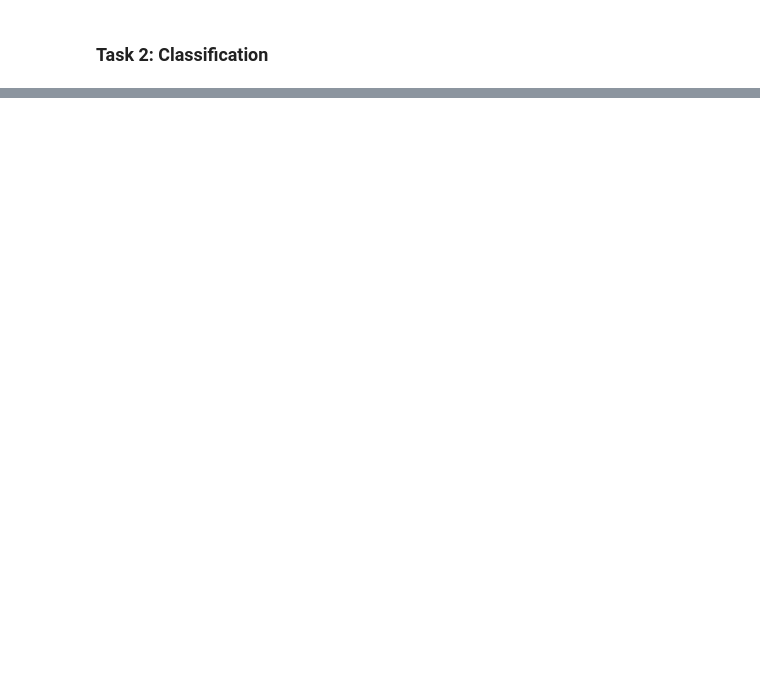
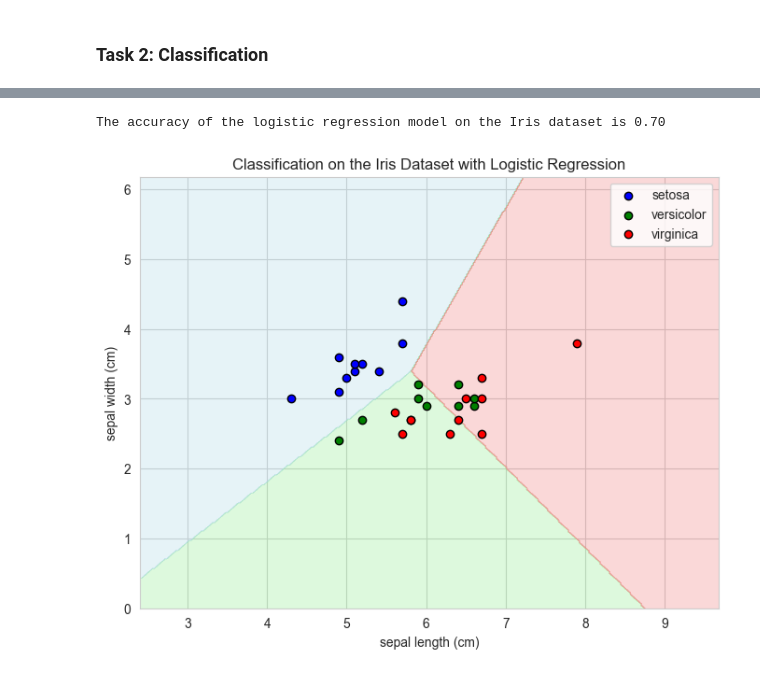
Before and after one commit to sdvelev/Introduction-To-Data-Science-And-AI, a Jupyter notebook: 02-regression-and-classification/assignment-2-Stefan-Velev.ipynb, the cells around one changed output, grey strips where cells are left out. Drawn from its saved outputs; the diff is of its cells as text; code cells hidden in the pictures; blank space fills up the shorter version.

```diff
--- a/02-regression-and-classification/assignment-2-Stefan-Velev.ipynb
+++ b/02-regression-and-classification/assignment-2-Stefan-Velev.ipynb
@@ -171,0 +181,7 @@ plt.show()
+# %%
+# Load Iris data set
+iris = load_iris()
+x_iris = iris.data[:, :2]
+y_iris = iris.target
+print('Feature names:', iris.feature_names)
+print('Target names:', iris.target_names)
@@ -171,0 +191,8 @@ plt.show()
+# %%
+# Split the dataset into training and testing sets
+X_train, X_test, y_train, y_test = train_test_split(x_iris, y_iris, test_size=0.2)
+# %%
+# Construct a logistic regression model
+model_iris_logistic = LogisticRegression(max_iter=200)
+model_iris_logistic.fit(X_train, y_train)
+y_pred = model_iris_logistic.predict(X_test)
@@ -171,0 +209,33 @@ plt.show()
+# %%
+# Find the accuracy (the number of correct predictions divided by the total number of predictions) of the logistic regression model
+accuracy_logistic_regression = accuracy_score(y_test, y_pred)
+print(f'The accuracy of the logistic regression model on the Iris dataset is {accuracy_logistic_regression:.2f}')
+# %% [output]
+The accuracy of the logistic regression model on the Iris dataset is 0.70
+# %%
+h = 0.02
+x_min, x_max = X_train[:, 0].min() - 2, X_train[:, 0].max() + 2
+y_min, y_max = X_train[:, 1].min() - 2, X_train[:, 1].max() + 2
+xx, yy = np.meshgrid(np.arange(x_min, x_max, h), np.arange(y_min, y_max, h))
+
+Z = model_iris_logistic.predict(np.c_[xx.ravel(), yy.ravel()])
+Z = Z.reshape(xx.shape)
+
+cmap_light = ListedColormap(["lightblue", "lightgreen", "lightcoral"])
+cmap_bold = ListedColormap(["blue", "green", "red"])
+
+plt.figure(figsize=(8, 6))
+plt.contourf(xx, yy, Z, cmap=cmap_light, alpha=0.3)
+
+for i, color in enumerate(cmap_bold.colors):
+    idx = y_test == i
+    plt.scatter(X_test[idx, 0], X_test[idx, 1], c=color, edgecolor="k", label=iris.target_names[i])
+
+plt.xlabel(iris.feature_names[0])
+plt.ylabel(iris.feature_names[1])
+plt.title('Classification on the Iris Dataset with Logistic Regression')
+
+plt.legend()
+plt.show()
+# %% [output]
+[figure, added]
```
Also changed, not shown: parts of 25 cells of this notebook.
